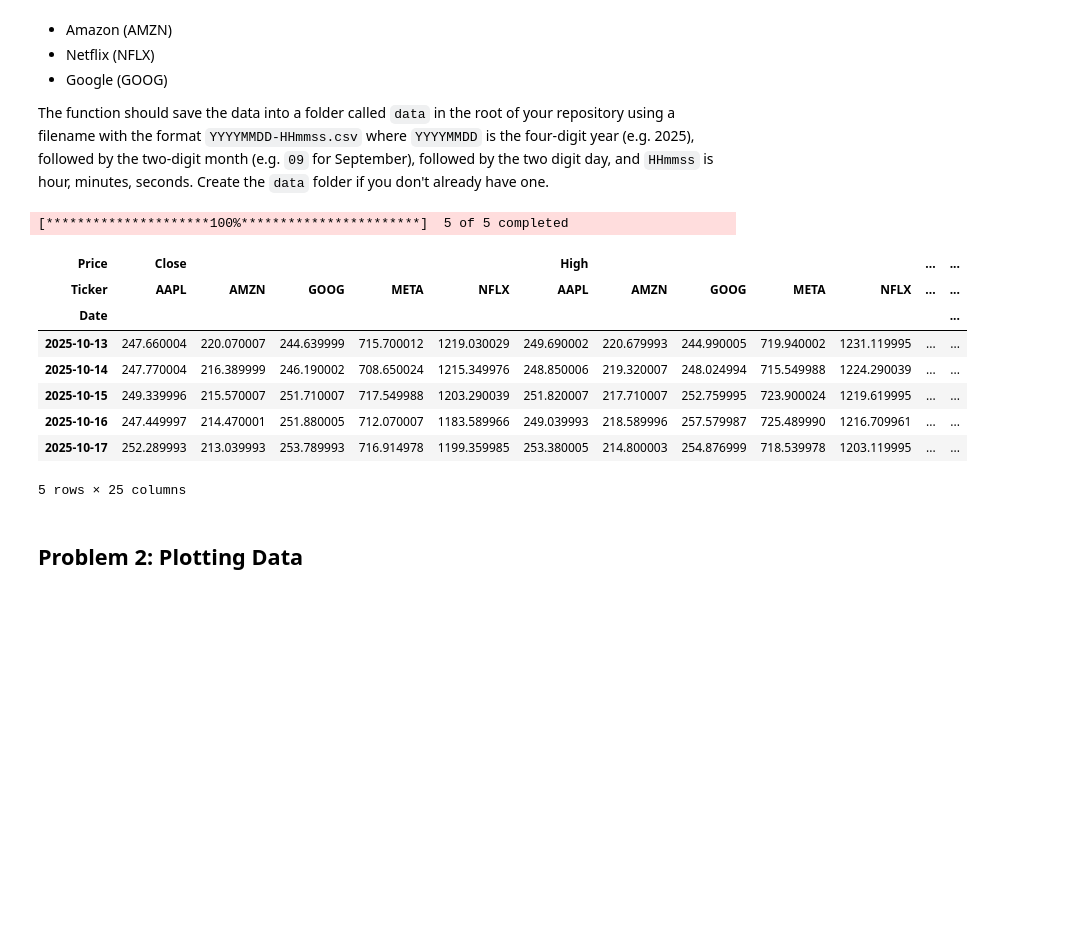
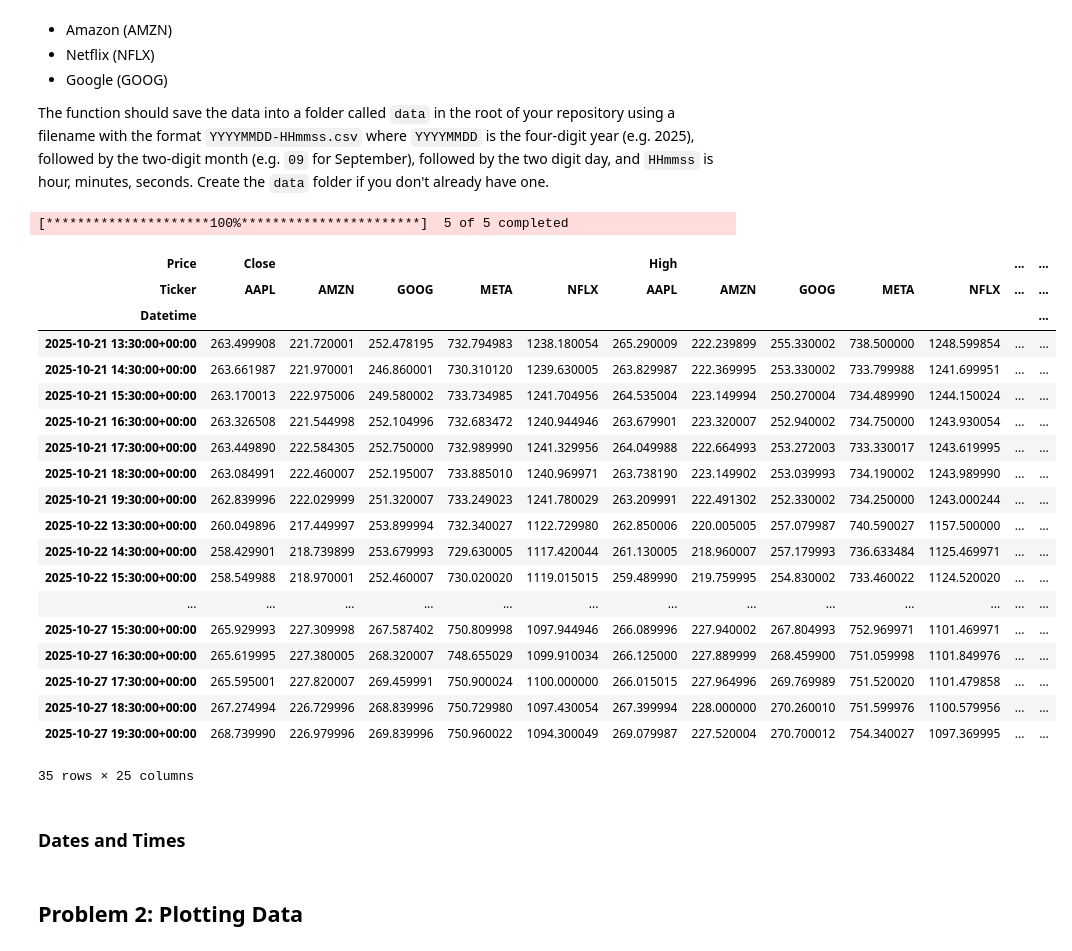
Before and after one commit to elainecazetta/computer_infrastructure, a Jupyter notebook: problems.ipynb, the cells around one changed output. Drawn from its saved outputs; the diff is of its cells as text; code cells hidden in the pictures; blank space fills up the shorter version.

```diff
--- a/problems.ipynb
+++ b/problems.ipynb
@@ -20,15 +26,27 @@ Create the `data` folder if you don't already have one.
 import yfinance as yf
 # %%
 # Download FAANG stocks data:
-yf.download(['META', 'AAPL', 'AMZN', 'NFLX', 'GOOG'], period='5d')
+df = yf.download(['META', 'AAPL', 'AMZN', 'NFLX', 'GOOG'], period='5d', interval='1h')
+df
 # %% [output]
 [*********************100%***********************]  5 of 5 completed
 | Price | Close |  |  |  |  | High |  |  |  |  | ... | ... |
 | Ticker | AAPL | AMZN | GOOG | META | NFLX | AAPL | AMZN | GOOG | META | NFLX | ... | ... |
-| Date |  |  |  |  |  |  |  |  |  |  |  | ... |
-| 2025-10-13 | 247.660004 | 220.070007 | 244.639999 | 715.700012 | 1219.030029 | 249.690002 | 220.679993 | 244.990005 | 719.940002 | 1231.119995 | ... | ... |
-| 2025-10-14 | 247.770004 | 216.389999 | 246.190002 | 708.650024 | 1215.349976 | 248.850006 | 219.320007 | 248.024994 | 715.549988 | 1224.290039 | ... | ... |
-| 2025-10-15 | 249.339996 | 215.570007 | 251.710007 | 717.549988 | 1203.290039 | 251.820007 | 217.710007 | 252.759995 | 723.900024 | 1219.619995 | ... | ... |
-| 2025-10-16 | 247.449997 | 214.470001 | 251.880005 | 712.070007 | 1183.589966 | 249.039993 | 218.589996 | 257.579987 | 725.489990 | 1216.709961 | ... | ... |
-| 2025-10-17 | 252.289993 | 213.039993 | 253.789993 | 716.914978 | 1199.359985 | 253.380005 | 214.800003 | 254.876999 | 718.539978 | 1203.119995 | ... | ... |
+| Datetime |  |  |  |  |  |  |  |  |  |  |  | ... |
+| 2025-10-21 13:30:00+00:00 | 263.499908 | 221.720001 | 252.478195 | 732.794983 | 1238.180054 | 265.290009 | 222.239899 | 255.330002 | 738.500000 | 1248.599854 | ... | ... |
+| 2025-10-21 14:30:00+00:00 | 263.661987 | 221.970001 | 246.860001 | 730.310120 | 1239.630005 | 263.829987 | 222.369995 | 253.330002 | 733.799988 | 1241.699951 | ... | ... |
+| 2025-10-21 15:30:00+00:00 | 263.170013 | 222.975006 | 249.580002 | 733.734985 | 1241.704956 | 264.535004 | 223.149994 | 250.270004 | 734.489990 | 1244.150024 | ... | ... |
+| 2025-10-21 16:30:00+00:00 | 263.326508 | 221.544998 | 252.104996 | 732.683472 | 1240.944946 | 263.679901 | 223.320007 | 252.940002 | 734.750000 | 1243.930054 | ... | ... |
+| 2025-10-21 17:30:00+00:00 | 263.449890 | 222.584305 | 252.750000 | 732.989990 | 1241.329956 | 264.049988 | 222.664993 | 253.272003 | 733.330017 | 1243.619995 | ... | ... |
+| 2025-10-21 18:30:00+00:00 | 263.084991 | 222.460007 | 252.195007 | 733.885010 | 1240.969971 | 263.738190 | 223.149902 | 253.039993 | 734.190002 | 1243.989990 | ... | ... |
+| 2025-10-21 19:30:00+00:00 | 262.839996 | 222.029999 | 251.320007 | 733.249023 | 1241.780029 | 263.209991 | 222.491302 | 252.330002 | 734.250000 | 1243.000244 | ... | ... |
+| 2025-10-22 13:30:00+00:00 | 260.049896 | 217.449997 | 253.899994 | 732.340027 | 1122.729980 | 262.850006 | 220.005005 | 257.079987 | 740.590027 | 1157.500000 | ... | ... |
+| 2025-10-22 14:30:00+00:00 | 258.429901 | 218.739899 | 253.679993 | 729.630005 | 1117.420044 | 261.130005 | 218.960007 | 257.179993 | 736.633484 | 1125.469971 | ... | ... |
+| 2025-10-22 15:30:00+00:00 | 258.549988 | 218.970001 | 252.460007 | 730.020020 | 1119.015015 | 259.489990 | 219.759995 | 254.830002 | 733.460022 | 1124.520020 | ... | ... |
+| ... | ... | ... | ... | ... | ... | ... | ... | ... | ... | ... | ... | ... |
+| 2025-10-27 15:30:00+00:00 | 265.929993 | 227.309998 | 267.587402 | 750.809998 | 1097.944946 | 266.089996 | 227.940002 | 267.804993 | 752.969971 | 1101.469971 | ... | ... |
+| 2025-10-27 16:30:00+00:00 | 265.619995 | 227.380005 | 268.320007 | 748.655029 | 1099.910034 | 266.125000 | 227.889999 | 268.459900 | 751.059998 | 1101.849976 | ... | ... |
+| 2025-10-27 17:30:00+00:00 | 265.595001 | 227.820007 | 269.459991 | 750.900024 | 1100.000000 | 266.015015 | 227.964996 | 269.769989 | 751.520020 | 1101.479858 | ... | ... |
+| 2025-10-27 18:30:00+00:00 | 267.274994 | 226.729996 | 268.839996 | 750.729980 | 1097.430054 | 267.399994 | 228.000000 | 270.260010 | 751.599976 | 1100.579956 | ... | ... |
+| 2025-10-27 19:30:00+00:00 | 268.739990 | 226.979996 | 269.839996 | 750.960022 | 1094.300049 | 269.079987 | 227.520004 | 270.700012 | 754.340027 | 1097.369995 | ... | ... |
-5 rows × 25 columns
+35 rows × 25 columns
@@ -35,6 +57,8 @@ yf.download(['META', 'AAPL', 'AMZN', 'NFLX', 'GOOG'], period='5d')
 # %%
 # Creating an alias for the stocks:
 tickers = yf.Tickers('META AAPL AMZN NFLX GOOG')
+# %% [markdown]
+### Dates and Times
 # %% [markdown]
 ## Problem 2: Plotting Data
 # %% [markdown]
```
Also changed, not shown: parts of 2 cells of this notebook, 1 other file.
